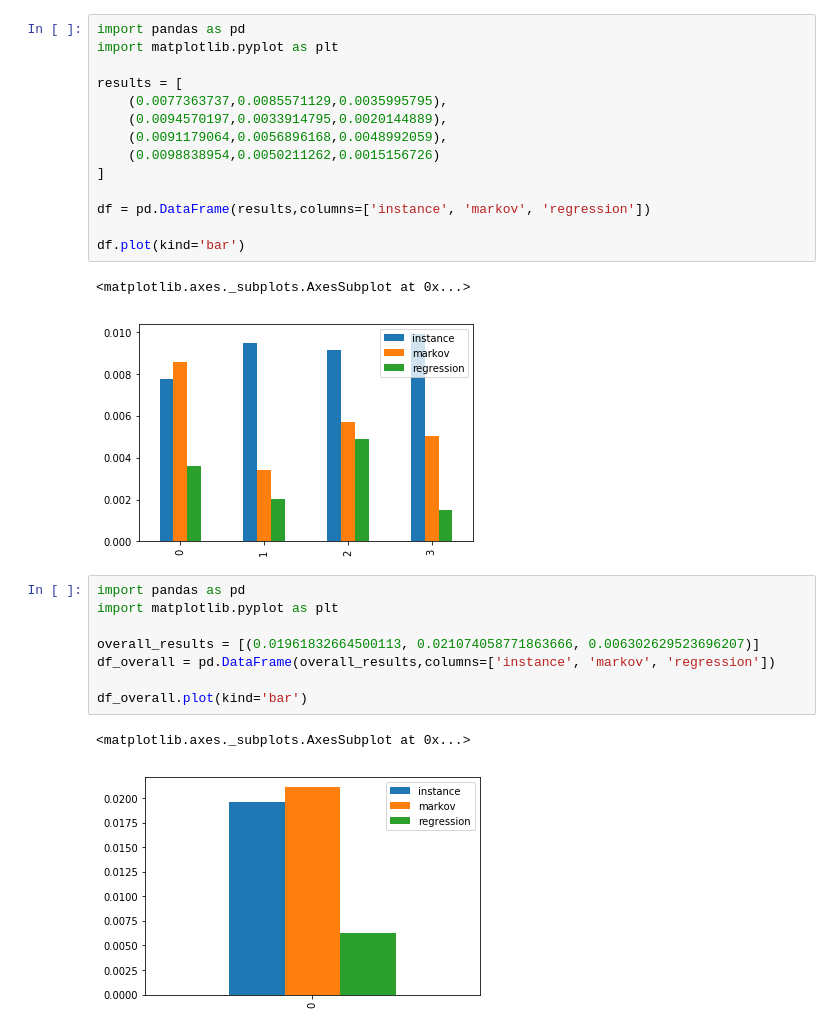
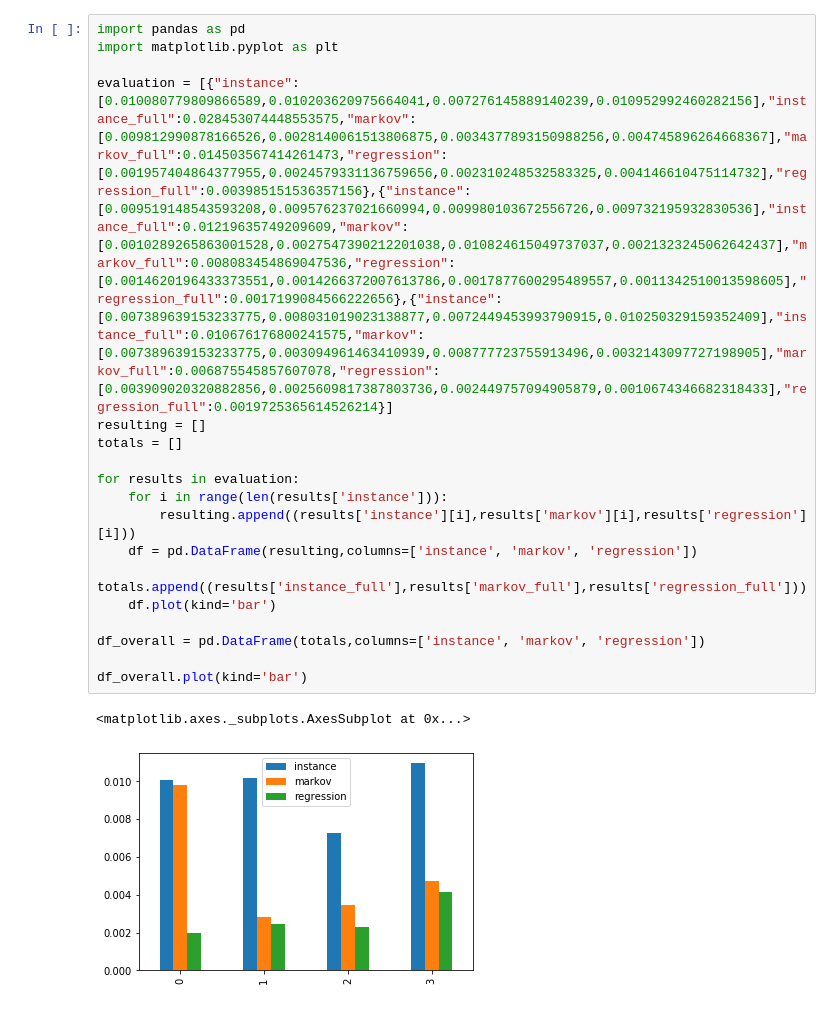
Before and after one commit to bblazeka/movement-prediction, a Jupyter notebook: evaluator/Evaluation.ipynb, the cells around one changed output. Cells and saved outputs as stored; diff of their text form.

Commit message:
evaluation and refactor

```diff
--- a/evaluator/Evaluation.ipynb
+++ b/evaluator/Evaluation.ipynb
@@ -1,28 +1,21 @@
-# %%
-import pandas as pd
-import matplotlib.pyplot as plt
-
-results = [
-    (0.0077363737,0.0085571129,0.0035995795),
-    (0.0094570197,0.0033914795,0.0020144889),
-    (0.0091179064,0.0056896168,0.0048992059),
-    (0.0098838954,0.0050211262,0.0015156726)
-]
-
-df = pd.DataFrame(results,columns=['instance', 'markov', 'regression'])
-
-df.plot(kind='bar')
-# %% [output]
-<matplotlib.axes._subplots.AxesSubplot at 0x...>
-[figure, removed]
-# %%
-import pandas as pd
-import matplotlib.pyplot as plt
-
-overall_results = [(0.01961832664500113, 0.021074058771863666, 0.006302629523696207)]
-df_overall = pd.DataFrame(overall_results,columns=['instance', 'markov', 'regression'])
-
-df_overall.plot(kind='bar')
-# %% [output]
-<matplotlib.axes._subplots.AxesSubplot at 0x...>
-[figure, removed]
+# %%
+import pandas as pd
+import matplotlib.pyplot as plt
+
+evaluation = [{"instance":[0.010080779809866589,0.010203620975664041,0.007276145889140239,0.010952992460282156],"instance_full":0.028453074448553575,"markov":[0.009812990878166526,0.0028140061513806875,0.0034377893150988256,0.004745896264668367],"markov_full":0.014503567414261473,"regression":[0.001957404864377955,0.0024579331136759656,0.002310248532583325,0.004146610475114732],"regression_full":0.003985151536357156},{"instance":[0.009519148543593208,0.009576237021660994,0.009980103672556726,0.009732195932830536],"instance_full":0.01219635749209609,"markov":[0.0010289265863001528,0.0027547390212201038,0.010824615049737037,0.0021323245062642437],"markov_full":0.008083454869047536,"regression":[0.0014620196433373551,0.0014266372007613786,0.0017877600295489557,0.0011342510013598605],"regression_full":0.0017199084566222656},{"instance":[0.007389639153233775,0.008031019023138877,0.0072449453993790915,0.010250329159352409],"instance_full":0.010676176800241575,"markov":[0.007389639153233775,0.003094961463410939,0.008777723755913496,0.0032143097727198905],"markov_full":0.006875545857607078,"regression":[0.003909020320882856,0.0025609817387803736,0.002449757094905879,0.0010674346682318433],"regression_full":0.0019725365614526214}]
+resulting = []
+totals = []
+
+for results in evaluation:
+    for i in range(len(results['instance'])):
+        resulting.append((results['instance'][i],results['markov'][i],results['regression'][i]))
+    df = pd.DataFrame(resulting,columns=['instance', 'markov', 'regression'])
+    totals.append((results['instance_full'],results['markov_full'],results['regression_full']))
+    df.plot(kind='bar')
+
+df_overall = pd.DataFrame(totals,columns=['instance', 'markov', 'regression'])
+
+df_overall.plot(kind='bar')
+# %% [output]
+<matplotlib.axes._subplots.AxesSubplot at 0x...>
+[figure, added]
```
Also changed, not shown: parts of 1 cell of this notebook, 10 other files.
